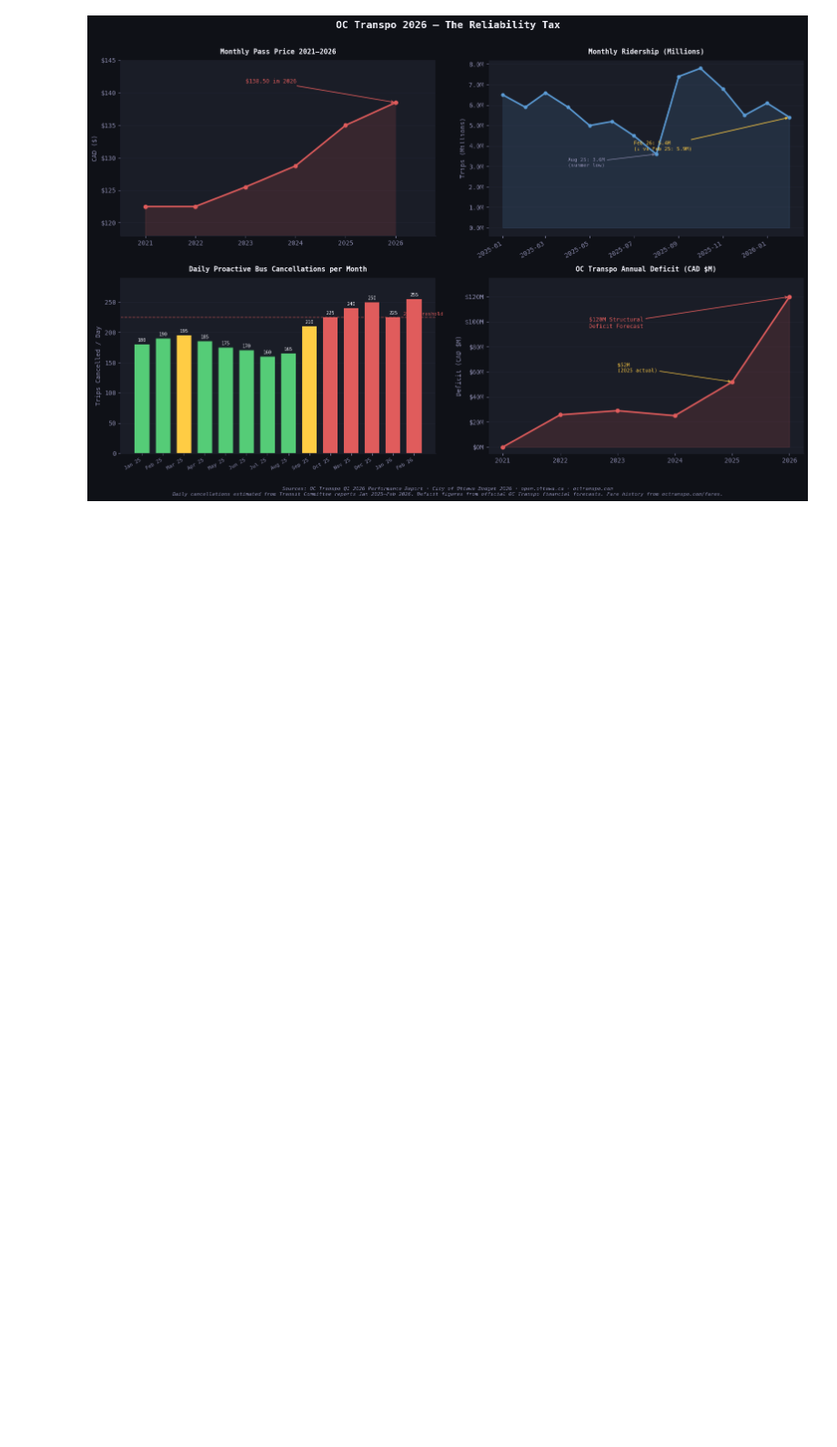
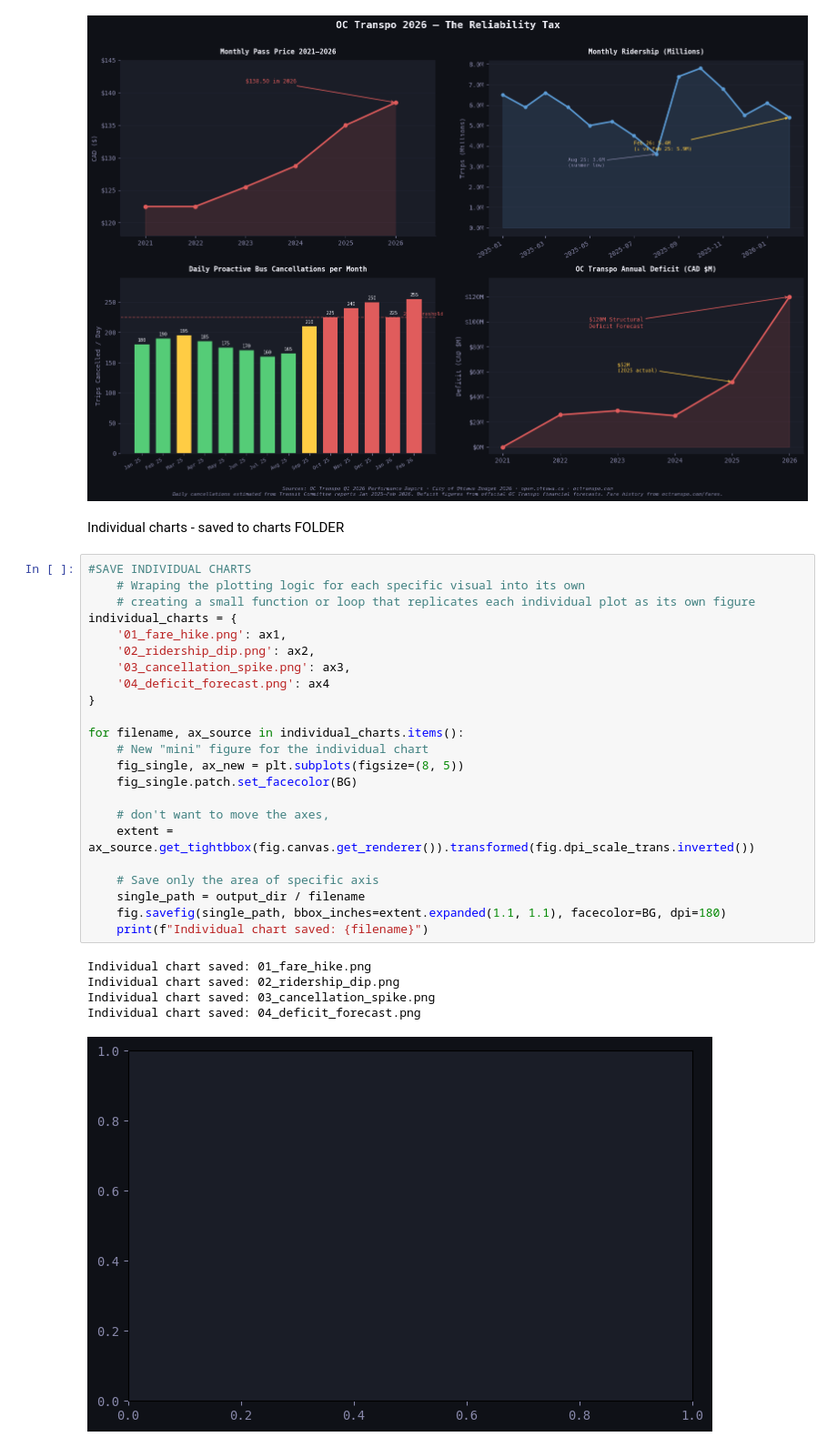
Before and after one commit to ledidk/octranspo_analysis, a Jupyter notebook: notebooks/analysis.ipynb, the cells around one changed output. Shown at 91% size. Saved outputs shown, nothing was run; the diff lists cells and outputs as text; blank space fills up the shorter version.

Commit message:
individual visualization charts created and saved to charts folder - end of project

```diff
--- a/notebooks/analysis.ipynb
+++ b/notebooks/analysis.ipynb
@@ -493,3 +493,34 @@ print(f"Chart successfully saved to: {file_path}")
 # %% [output]
 Chart successfully saved to: C:\Users\didkn\Downloads\git Projects\octranspo_analysis\outputs\charts\octranspo_reliability_tax.png
 [figure]
+# %% [markdown]
+Individual charts - saved to charts FOLDER
+# %%
+#SAVE INDIVIDUAL CHARTS
+    # Wraping the plotting logic for each specific visual into its own
+    # creating a small function or loop that replicates each individual plot as its own figure
+individual_charts = {
+    '01_fare_hike.png': ax1,
+    '02_ridership_dip.png': ax2,
+    '03_cancellation_spike.png': ax3,
+    '04_deficit_forecast.png': ax4
+}
+
+for filename, ax_source in individual_charts.items():
+    # New "mini" figure for the individual chart
+    fig_single, ax_new = plt.subplots(figsize=(8, 5))
+    fig_single.patch.set_facecolor(BG)
+
+    # don't want to move the axes,
+    extent = ax_source.get_tightbbox(fig.canvas.get_renderer()).transformed(fig.dpi_scale_trans.inverted())
+
+    # Save only the area of specific axis
+    single_path = output_dir / filename
+    fig.savefig(single_path, bbox_inches=extent.expanded(1.1, 1.1), facecolor=BG, dpi=180)
+    print(f"Individual chart saved: {filename}")
+# %% [output]
+Individual chart saved: 01_fare_hike.png
+Individual chart saved: 02_ridership_dip.png
+Individual chart saved: 03_cancellation_spike.png
+Individual chart saved: 04_deficit_forecast.png
+[figure, added]
```
Also changed, not shown: parts of 2 cells of this notebook, 4 other files.
